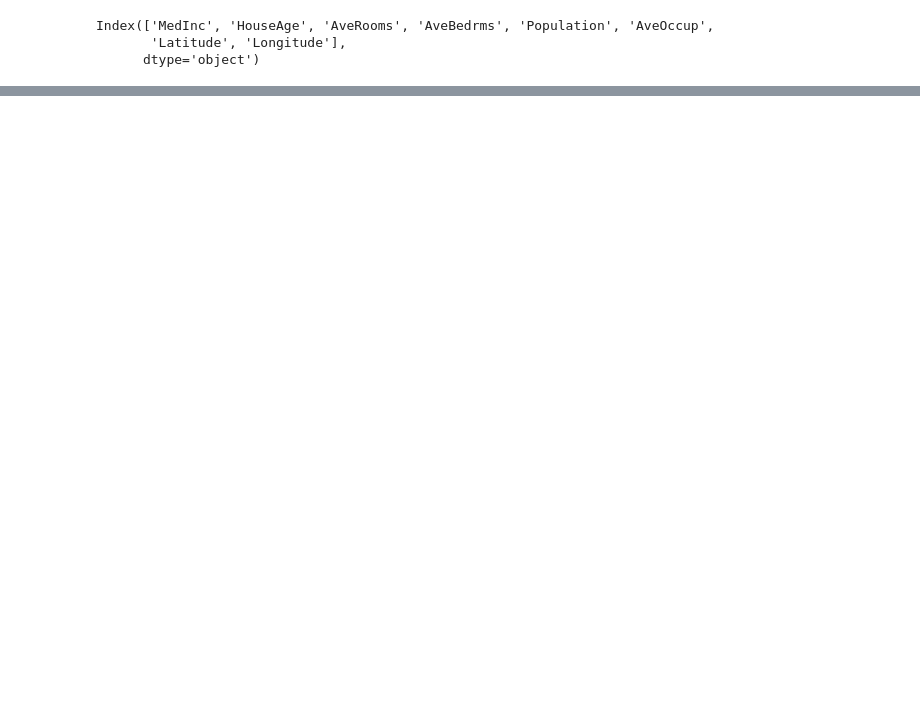
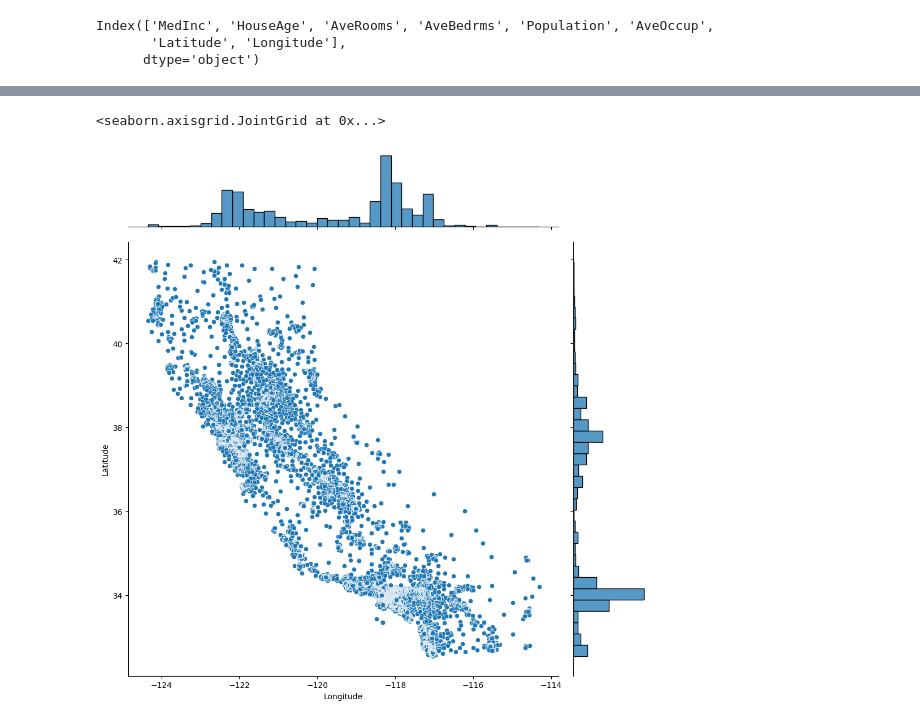
Before and after one commit to ctalamilla/tp2-introIA-CEIA, a Jupyter notebook: CEIA_IIA_TP2.ipynb, the cells around one changed output, grey strips where cells are left out. Cells and saved outputs as stored; diff of their text form; code cells hidden in the pictures; blank space fills up the shorter version.

```diff
--- a/CEIA_IIA_TP2.ipynb
+++ b/CEIA_IIA_TP2.ipynb
@@ -212,2 +229,16 @@ for columna in columnas:
 [figure]
 [figure]
+# %%
+sns.jointplot(data= df_california,
+                #.loc[ propiedades_filtro.precio_m2 < 1000 ,:],
+                y = 'Latitude',
+                x = 'Longitude',
+                #hue = "property_type",
+                height = 10,
+                palette ="Spectral_r",
+                #kind = "hex",
+                #kind= "kde"
+                )
+# %% [output]
+<seaborn.axisgrid.JointGrid at 0x...>
+[figure, added]
```
Also changed, not shown: parts of 9 cells of this notebook, 1 other file.
